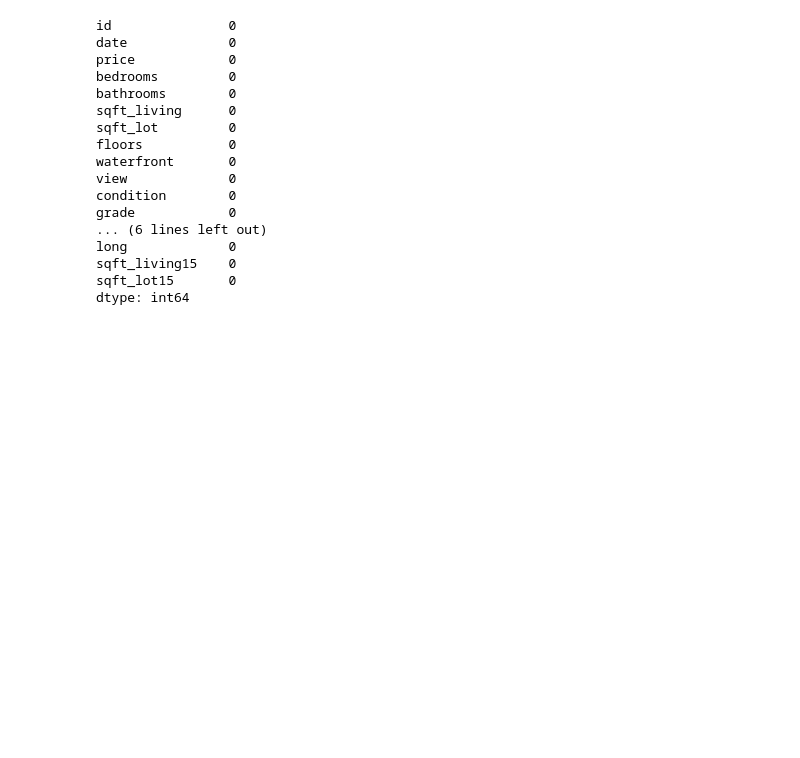
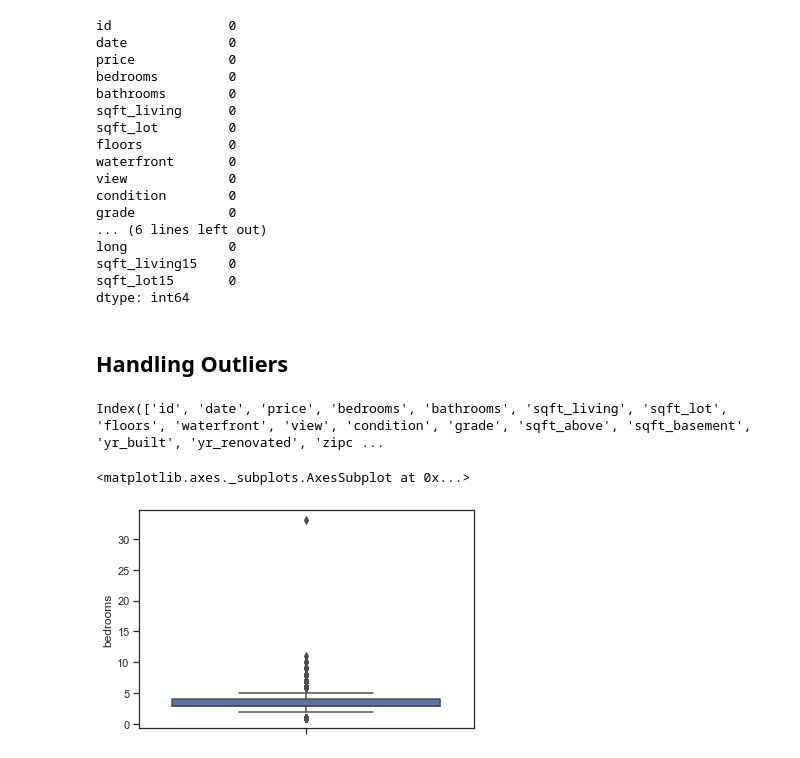
Before and after one commit to TaraRosen/kc_housing_pred, a Jupyter notebook: king_county_housing_predictions.ipynb, the cells around one changed output. Saved outputs shown, nothing was run; the diff lists cells and outputs as text; code cells hidden in the pictures; blank space fills up the shorter version.

Commit message:
outliers

```diff
--- a/king_county_housing_predictions.ipynb
+++ b/king_county_housing_predictions.ipynb
@@ -164,3 +168,16 @@ long             0
 sqft_living15    0
 sqft_lot15       0
 dtype: int64
+# %% [markdown]
+## Handling Outliers
+# %%
+df.columns
+# %% [output]
+Index(['id', 'date', 'price', 'bedrooms', 'bathrooms', 'sqft_living', 'sqft_lot', 'floors', 'waterfront', 'view', 'condition', 'grade', 'sqft_above', 'sqft_basement', 'yr_built', 'yr_renovated', 'zipc ...
+# %%
+features = ['bedrooms', 'bathrooms', 'sqft_living', 'sqft_lot', 'floors', 'condition',
+            'grade', 'sqft_above', 'sqft_basement', 'sqft_living15', 'sqft_lot15']
+sns.boxplot(df['bedrooms'], orient = "v")
+# %% [output]
+<matplotlib.axes._subplots.AxesSubplot at 0x...>
+[figure, added]
```
Also changed, not shown: parts of 19 cells of this notebook.
